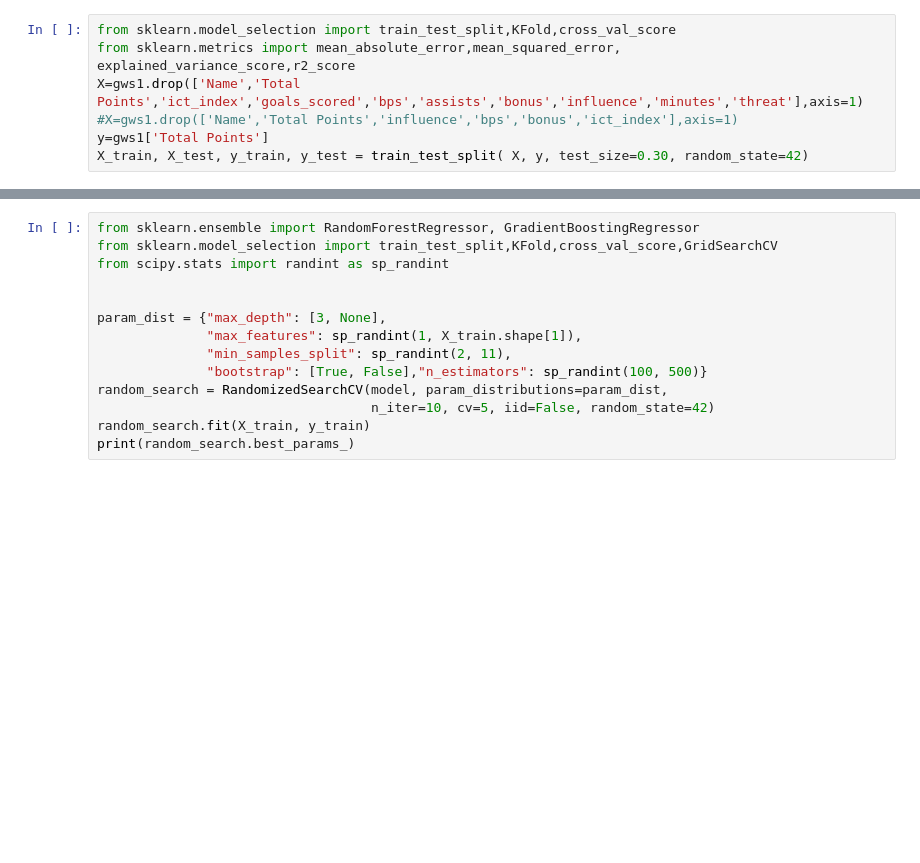
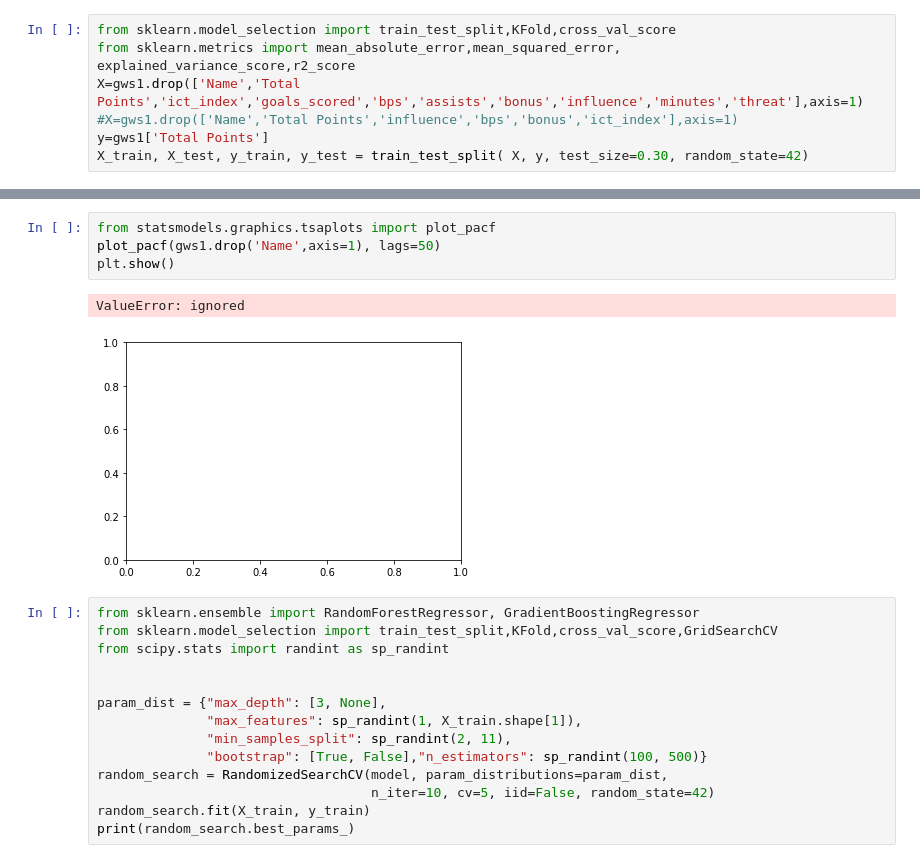
Before and after one commit to raghavbhutra/RedDevils, a Jupyter notebook: RD_TS.ipynb, the cells around one changed output, grey strips where cells are left out. Cells and saved outputs as stored; diff of their text form; blank space fills up the shorter version.

```diff
--- a/RD_TS.ipynb
+++ b/RD_TS.ipynb
@@ -405,3 +543,10 @@ Train: [    0     1     2 ... 48327 48328 48329] | test: [48330 48331 48332 ...
+# %%
+from statsmodels.graphics.tsaplots import plot_pacf
+plot_pacf(gws1.drop('Name',axis=1), lags=50)
+plt.show()
+# %% [output]
+ValueError: ignored
+[figure, added]
 # %%
 from sklearn.ensemble import RandomForestRegressor, GradientBoostingRegressor
 from sklearn.model_selection import train_test_split,KFold,cross_val_score,GridSearchCV
```
Also changed, not shown: parts of 10 cells of this notebook.
